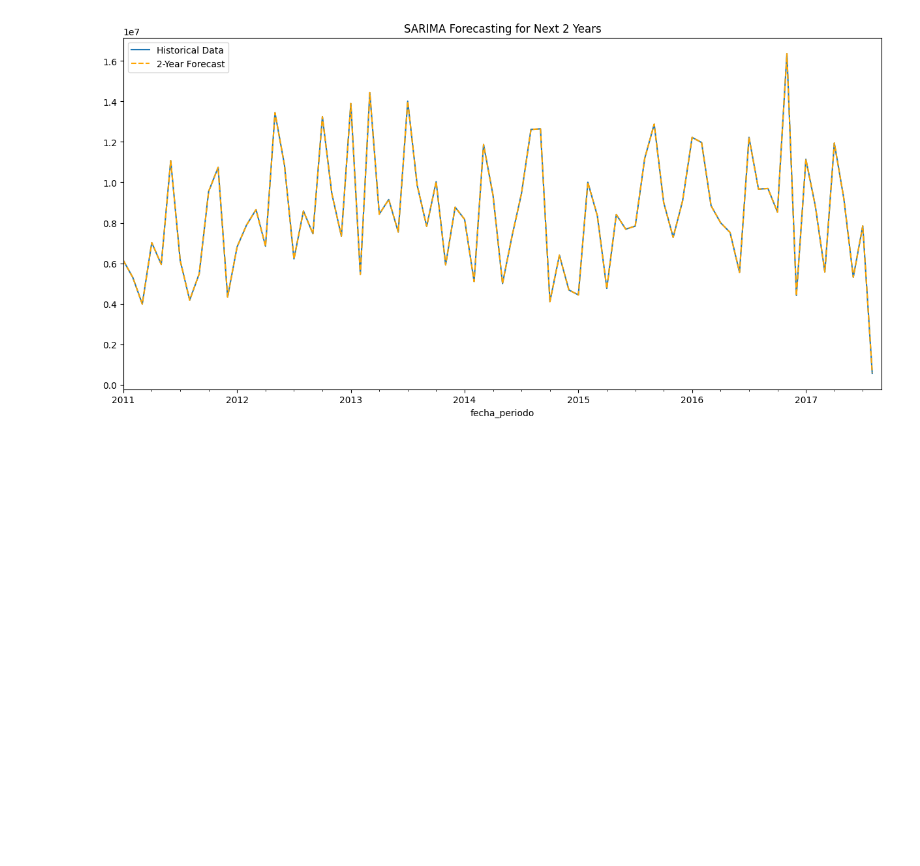
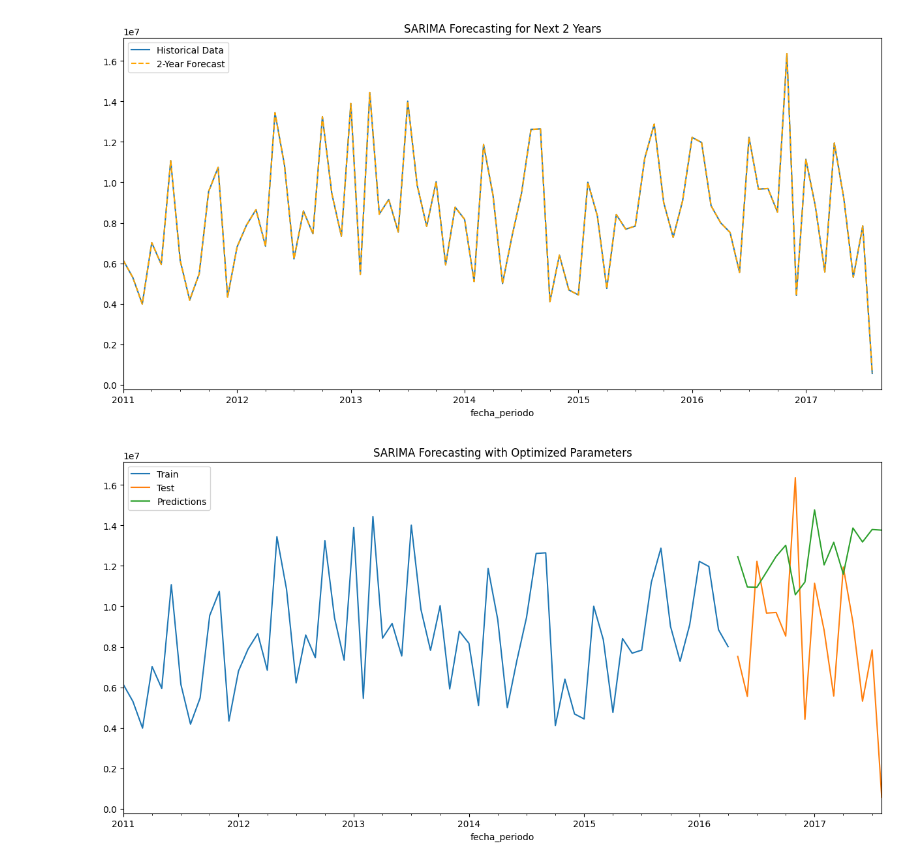
Before and after one commit to jmollan/Python_Proyecto_PUCP, a Jupyter notebook: Examen_Fin.ipynb, the cells around one changed output. Cells and saved outputs as stored; diff of their text form; code cells hidden in the pictures; blank space fills up the shorter version.

```diff
--- a/Examen_Fin.ipynb
+++ b/Examen_Fin.ipynb
@@ -472,3 +472,40 @@ plt.title('SARIMA Forecasting for Next 2 Years')
 plt.show()
 # %% [output]
 [figure]
+# %%
+import pandas as pd
+import matplotlib.pyplot as plt
+from statsmodels.tsa.statespace.sarimax import SARIMAX
+
+# Leer el archivo Excel corregido
+df_corrected = pd.read_excel("BASE DATA THE COCA COLA COMPANY.xlsx")
+
+# Convertir la columna 'fecha_periodo' a formato datetime y establecerla como índice
+df_corrected['fecha_periodo'] = pd.to_datetime(df_corrected['fecha_periodo'])
+df_corrected.set_index('fecha_periodo', inplace=True)
+
+# Agregar ventas
+df_aggregated = df_corrected['VENTAS'].resample('M').sum()
+
+# Dividir datos en entrenamiento y prueba
+train_size = int(0.8 * len(df_aggregated))
+train, test = df_aggregated[:train_size], df_aggregated[train_size:]
+
+# Ajustar el modelo SARIMA con los mejores parámetros encontrados
+best_order = (2, 1, 2)
+best_seasonal_order = (2, 1, 2, 12)
+sarima_model = SARIMAX(train, order=best_order, seasonal_order=best_seasonal_order)
+sarima_result = sarima_model.fit(disp=False)
+
+# Realizar predicciones
+predictions = sarima_result.predict(start=test.index[0], end=test.index[-1], dynamic=True)
+
+# Graficar resultados
+plt.figure(figsize=(15, 7))
+train.plot(label='Train', legend=True)
+test.plot(label='Test', legend=True)
+predictions.plot(label='Predictions', legend=True)
+plt.title('SARIMA Forecasting with Optimized Parameters')
+plt.show()
+# %% [output]
+[figure, added]
```
